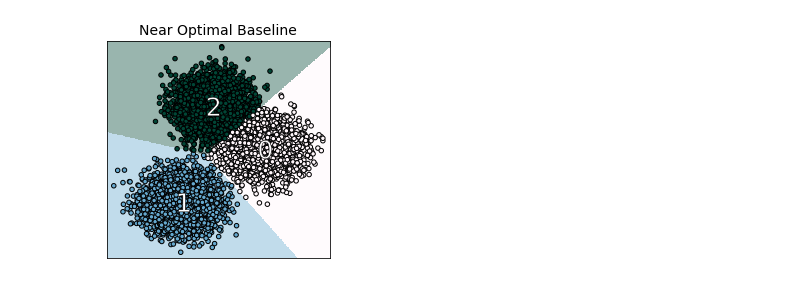
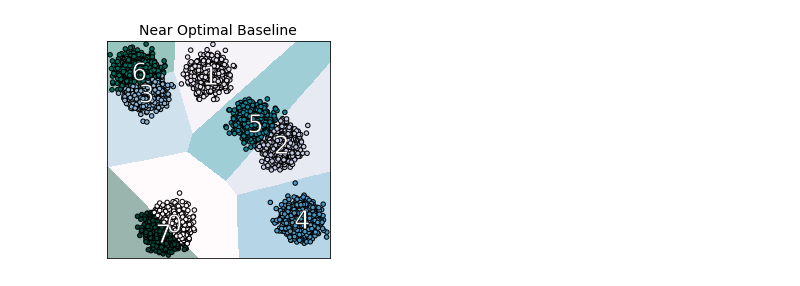
Before and after one commit to lmurtinho/ExKMC, a Jupyter notebook: ExKMC/Example with single dimension.ipynb, the cells around one changed output. Drawn from its saved outputs; the diff is of its cells as text; code cells hidden in the pictures.

```diff
--- a/ExKMC/Example with single dimension.ipynb
+++ b/ExKMC/Example with single dimension.ipynb
@@ -12,14 +12,14 @@ from utils import calc_cost, plot_kmeans, plot_tree_boundary
 # %%
 n = 10000
 d = 2
-k = 3
-x_data, _ = make_blobs(n, d, k, 2.5, random_state=42)
+k = 8
+x_data, _ = make_blobs(n, d, k, 2.5, random_state=42, center_box=[-30,30])
 
 kmeans = KMeans(k, random_state=42)
 kmeans.fit(x_data)
 
 plot_kmeans(kmeans, x_data)
 # %% [output]
-[figure, old version]
+[figure, new version]
 # %%
 tree_1k = Tree(k)
```
Also changed, not shown: parts of 17 cells of this notebook, 1 other file.
